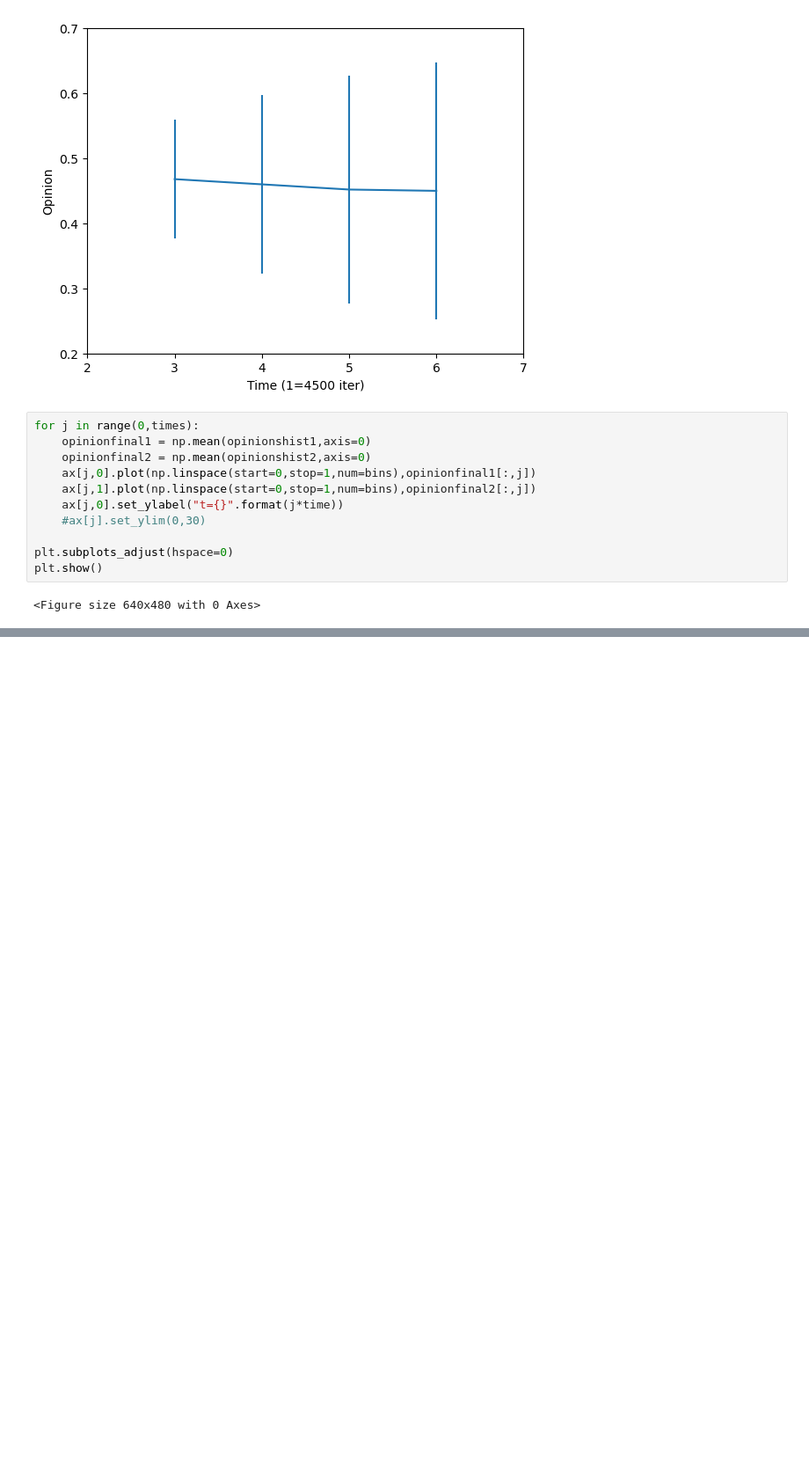
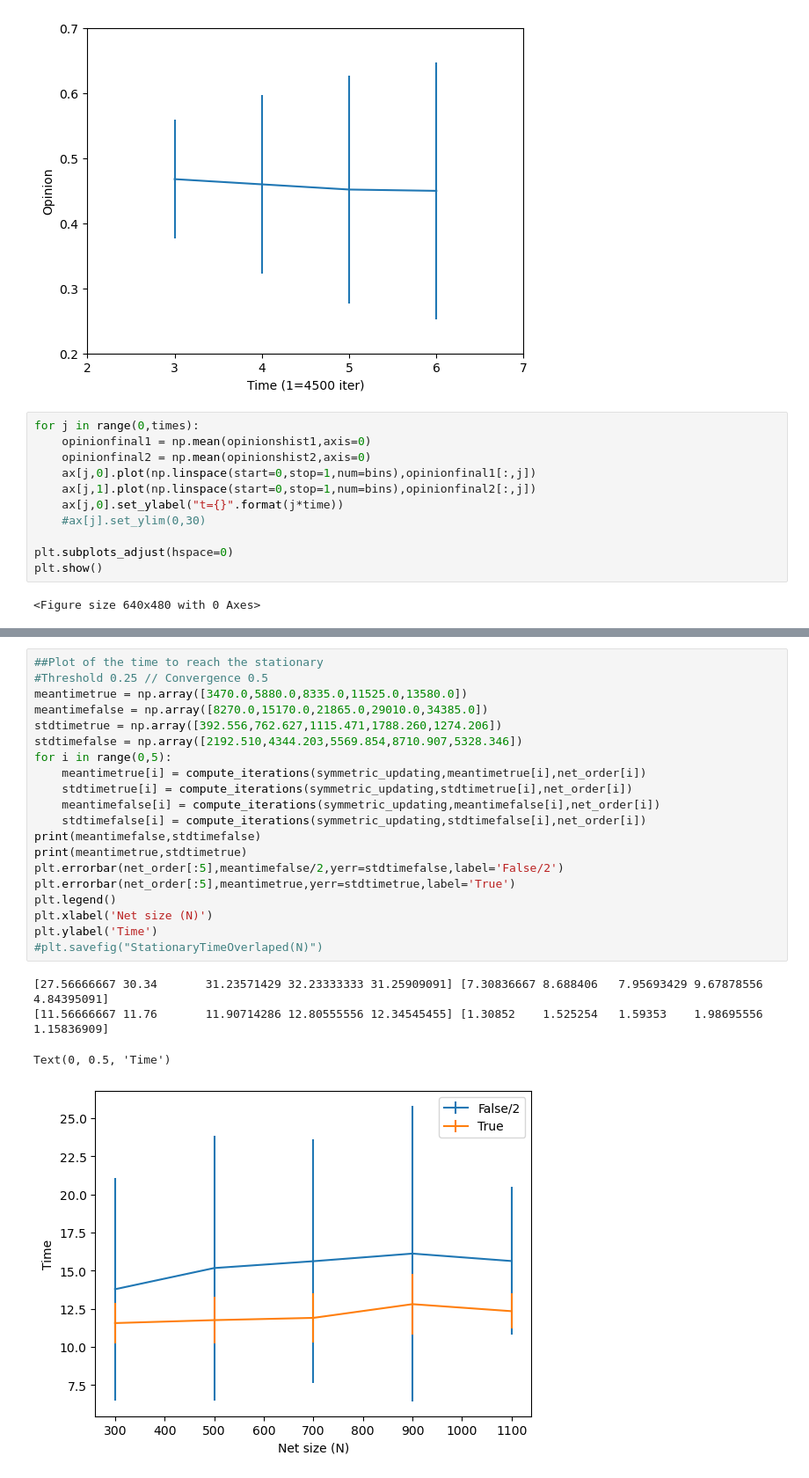
Before and after one commit to elenaoche/BoundedConfidenceTFM, a Jupyter notebook: Well-mixed study.ipynb, the cells around one changed output, grey strips where cells are left out. Shown at 88% size. Drawn from its saved outputs; the diff is of its cells as text; blank space fills up the shorter version.

```diff
--- a/Well-mixed study.ipynb
+++ b/Well-mixed study.ipynb
@@ -527,0 +899,25 @@ print(np.shape(opinionshist1),np.shape(opinionshist2))
+# %%
+##Plot of the time to reach the stationary
+#Threshold 0.25 // Convergence 0.5
+meantimetrue = np.array([3470.0,5880.0,8335.0,11525.0,13580.0])
+meantimefalse = np.array([8270.0,15170.0,21865.0,29010.0,34385.0])
+stdtimetrue = np.array([392.556,762.627,1115.471,1788.260,1274.206])
+stdtimefalse = np.array([2192.510,4344.203,5569.854,8710.907,5328.346])
+for i in range(0,5):
+    meantimetrue[i] = compute_iterations(symmetric_updating,meantimetrue[i],net_order[i])
+    stdtimetrue[i] = compute_iterations(symmetric_updating,stdtimetrue[i],net_order[i])
+    meantimefalse[i] = compute_iterations(symmetric_updating,meantimefalse[i],net_order[i])
+    stdtimefalse[i] = compute_iterations(symmetric_updating,stdtimefalse[i],net_order[i])
+print(meantimefalse,stdtimefalse)
+print(meantimetrue,stdtimetrue)
+plt.errorbar(net_order[:5],meantimefalse/2,yerr=stdtimefalse,label='False/2')
+plt.errorbar(net_order[:5],meantimetrue,yerr=stdtimetrue,label='True')
+plt.legend()
+plt.xlabel('Net size (N)')
+plt.ylabel('Time')
+#plt.savefig("StationaryTimeOverlaped(N)")
+# %% [output]
+[27.56666667 30.34       31.23571429 32.23333333 31.25909091] [7.30836667 8.688406   7.95693429 9.67878556 4.84395091]
+[11.56666667 11.76       11.90714286 12.80555556 12.34545455] [1.30852    1.525254   1.59353    1.98695556 1.15836909]
+Text(0, 0.5, 'Time')
+[figure, added]
```
Also changed, not shown: parts of 23 cells of this notebook, 3 other files.
